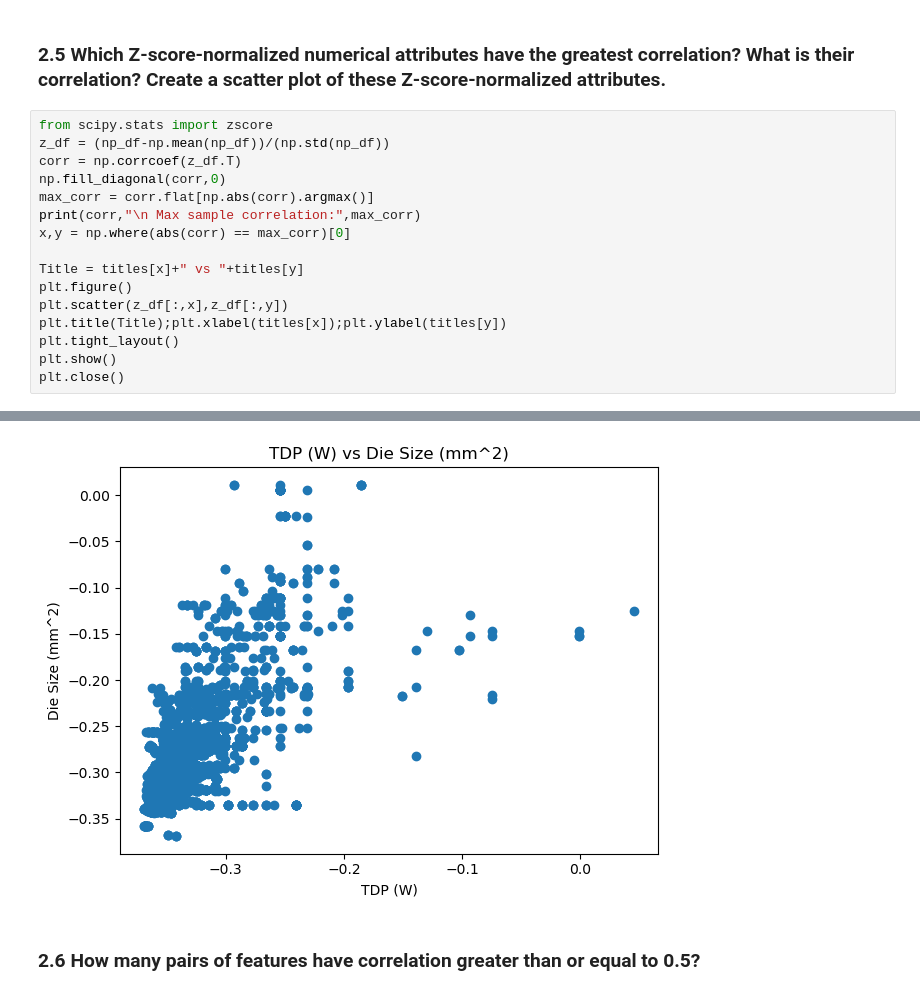
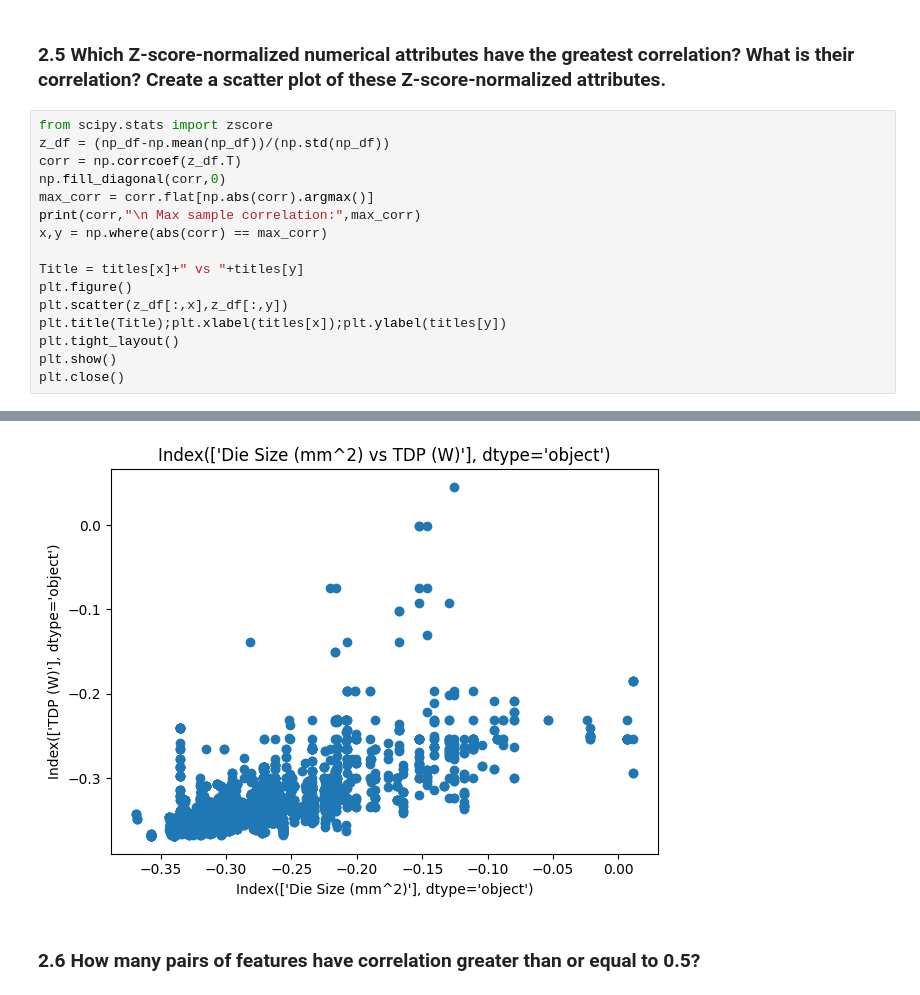
Before and after one commit to CodeAX2/csci-550-project1, a Jupyter notebook: Project1.ipynb, the cells around one changed output, grey strips where cells are left out. Cells and saved outputs as stored; diff of their text form.

```diff
--- a/Project1.ipynb
+++ b/Project1.ipynb
@@ -136,7 +167,7 @@ corr = np.corrcoef(z_df.T)
 np.fill_diagonal(corr,0)
 max_corr = corr.flat[np.abs(corr).argmax()]
 print(corr,"\n Max sample correlation:",max_corr)
-x,y = np.where(abs(corr) == max_corr)[0]
+x,y = np.where(abs(corr) == max_corr)
 
 Title = titles[x]+" vs "+titles[y]
 plt.figure()
@@ -155,4 +186,4 @@ plt.close()
-[figure, old version]
+[figure, new version]
 # %% [markdown]
 ### 2.6 How many pairs of features have correlation greater than or equal to 0.5?
 # %%
```
Also changed, not shown: parts of 20 cells of this notebook.
